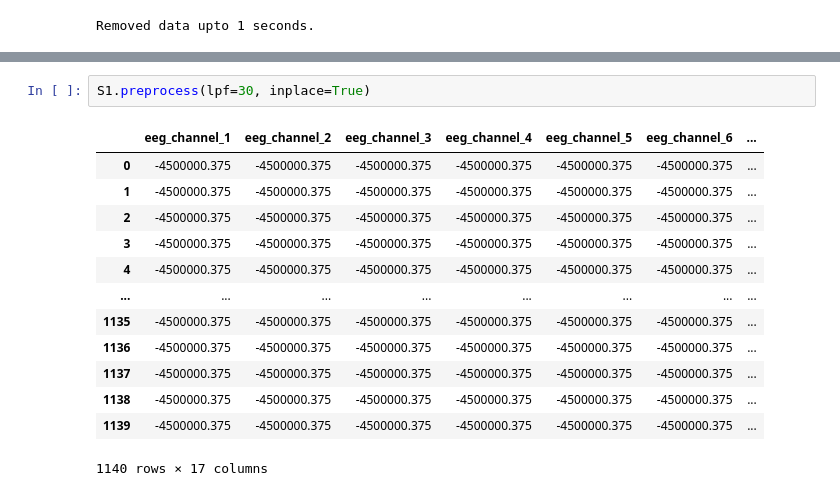
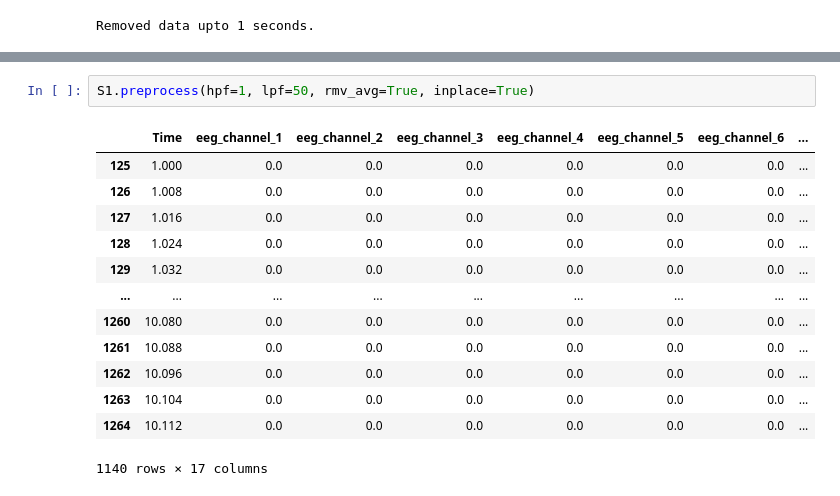
Before and after one commit to nateGeorge/openbci_laryngeal_imagery, a Jupyter notebook: code/testing/EEG_Explorer.ipynb, the cells around one changed output, grey strips where cells are left out. Cells and saved outputs as stored; diff of their text form.

```diff
--- a/code/testing/EEG_Explorer.ipynb
+++ b/code/testing/EEG_Explorer.ipynb
@@ -105,16 +195,16 @@ Removed data upto 1 seconds.
 # %%
-S1.preprocess(lpf=30, inplace=True)
+S1.preprocess(hpf=1, lpf=50, rmv_avg=True, inplace=True)
 # %% [output]
-|  | eeg_channel_1 | eeg_channel_2 | eeg_channel_3 | eeg_channel_4 | eeg_channel_5 | eeg_channel_6 | ... |
-| 0 | -4500000.375 | -4500000.375 | -4500000.375 | -4500000.375 | -4500000.375 | -4500000.375 | ... |
-| 1 | -4500000.375 | -4500000.375 | -4500000.375 | -4500000.375 | -4500000.375 | -4500000.375 | ... |
-| 2 | -4500000.375 | -4500000.375 | -4500000.375 | -4500000.375 | -4500000.375 | -4500000.375 | ... |
-| 3 | -4500000.375 | -4500000.375 | -4500000.375 | -4500000.375 | -4500000.375 | -4500000.375 | ... |
-| 4 | -4500000.375 | -4500000.375 | -4500000.375 | -4500000.375 | -4500000.375 | -4500000.375 | ... |
-| ... | ... | ... | ... | ... | ... | ... | ... |
-| 1135 | -4500000.375 | -4500000.375 | -4500000.375 | -4500000.375 | -4500000.375 | -4500000.375 | ... |
-| 1136 | -4500000.375 | -4500000.375 | -4500000.375 | -4500000.375 | -4500000.375 | -4500000.375 | ... |
-| 1137 | -4500000.375 | -4500000.375 | -4500000.375 | -4500000.375 | -4500000.375 | -4500000.375 | ... |
-| 1138 | -4500000.375 | -4500000.375 | -4500000.375 | -4500000.375 | -4500000.375 | -4500000.375 | ... |
-| 1139 | -4500000.375 | -4500000.375 | -4500000.375 | -4500000.375 | -4500000.375 | -4500000.375 | ... |
+|  | Time | eeg_channel_1 | eeg_channel_2 | eeg_channel_3 | eeg_channel_4 | eeg_channel_5 | eeg_channel_6 | ... |
+| 125 | 1.000 | 0.0 | 0.0 | 0.0 | 0.0 | 0.0 | 0.0 | ... |
+| 126 | 1.008 | 0.0 | 0.0 | 0.0 | 0.0 | 0.0 | 0.0 | ... |
+| 127 | 1.016 | 0.0 | 0.0 | 0.0 | 0.0 | 0.0 | 0.0 | ... |
+| 128 | 1.024 | 0.0 | 0.0 | 0.0 | 0.0 | 0.0 | 0.0 | ... |
+| 129 | 1.032 | 0.0 | 0.0 | 0.0 | 0.0 | 0.0 | 0.0 | ... |
+| ... | ... | ... | ... | ... | ... | ... | ... | ... |
+| 1260 | 10.080 | 0.0 | 0.0 | 0.0 | 0.0 | 0.0 | 0.0 | ... |
+| 1261 | 10.088 | 0.0 | 0.0 | 0.0 | 0.0 | 0.0 | 0.0 | ... |
+| 1262 | 10.096 | 0.0 | 0.0 | 0.0 | 0.0 | 0.0 | 0.0 | ... |
+| 1263 | 10.104 | 0.0 | 0.0 | 0.0 | 0.0 | 0.0 | 0.0 | ... |
+| 1264 | 10.112 | 0.0 | 0.0 | 0.0 | 0.0 | 0.0 | 0.0 | ... |
 1140 rows × 17 columns
```
Also changed, not shown: parts of 8 cells of this notebook.
